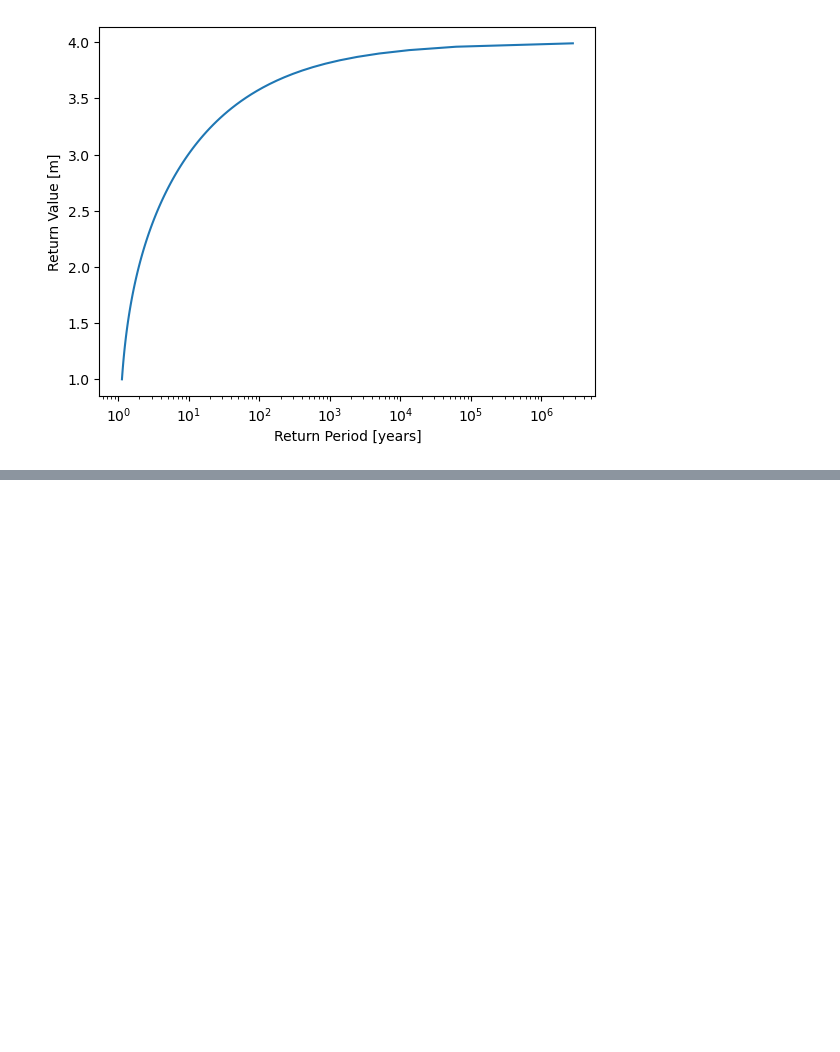
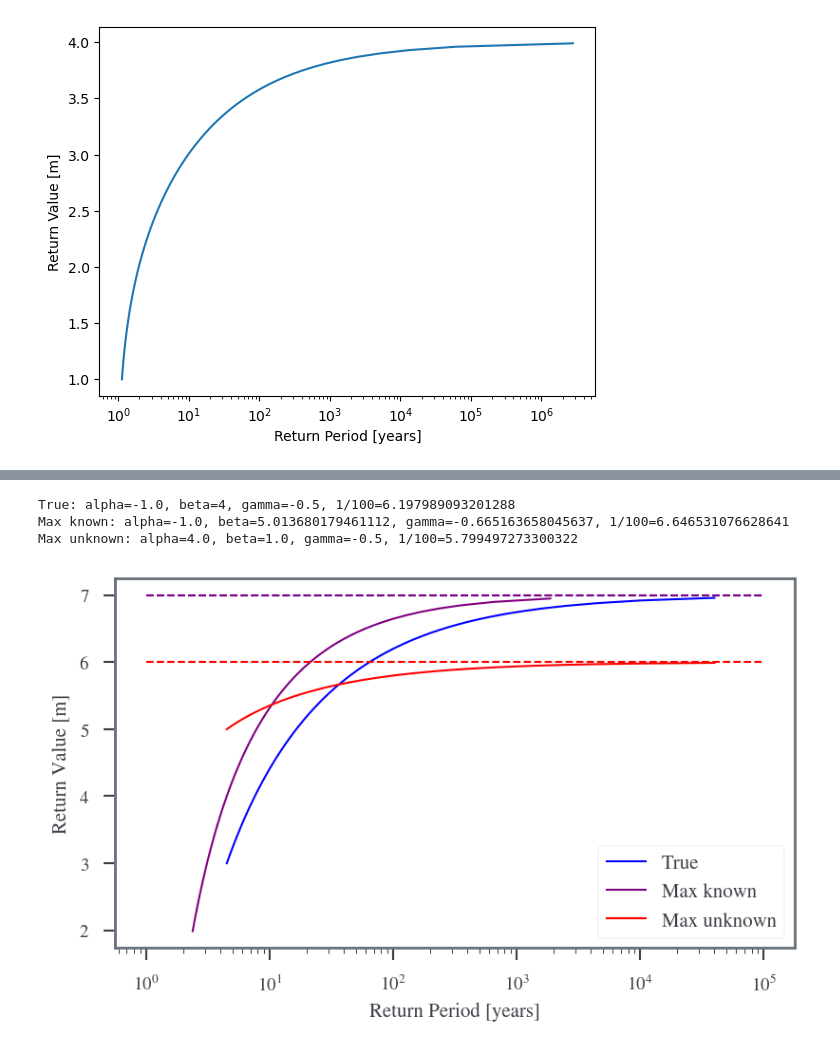
Before and after one commit to sdat2/PotentialHeight, a Jupyter notebook: ipynb/05-02-evt.ipynb, the cells around one changed output, grey strips where cells are left out. Drawn from its saved outputs; the diff is of its cells as text; code cells hidden in the pictures; blank space fills up the shorter version.

```diff
--- a/ipynb/05-02-evt.ipynb
+++ b/ipynb/05-02-evt.ipynb
@@ -54,6 +62,10 @@ def ll_beta(beta: float = 1) -> float:
 @np.vectorize
 def ll_beta_gamma(beta: float = 1, gamma: float = -0.5) -> float:
     return np.sum(np.log(bg_pdf_dist(np.array([1, 2, 3]), 4, beta, gamma)))
+
+@np.vectorize
+def ll_alpha_beta_gamma(alpha: float = 4, beta: float = 1, gamma: float = -0.5) -> float:
+    return np.sum(np.log(gev_pdf_dist(np.array([1, 2, 3]), alpha, beta, gamma)))
 # %%
 gammas = np.linspace(-1, -0.01, 100)
 lls = ll_gamma(gammas)
@@ -147,0 +181,30 @@ Text(0.5, 0, 'Return Period [years]')
+# %%
+def plot_rp(z_star: float, beta: float, gamma: float, color: str = "blue", label=""):
+    plt.hlines(z_star, 1, 100_000, color=color, linestyles="dashed")
+    znew = np.linspace(z_star-beta, z_star-beta*0.01, num=100)
+    rp = 1 / (1 - bg_cum_dist(znew, z_star, beta, gamma))
+    plt.semilogx(rp, znew, color=color, label=label)
+    plt.ylabel("Return Value [m]")
+    plt.xlabel("Return Period [years]")
+
+def try_fit(z_star=7, beta=4, gamma=-0.1, n=40):
+    alpha = alpha_from_z_star_beta_gamma(z_star, beta, gamma)
+    zs = gen_samples_from_gev(z_star, beta, gamma, n)
+    bg_beta, bg_gamma = min_ll_beta_gamma(zs, z_star)
+    bg_alpha = alpha_from_z_star_beta_gamma(z_star, bg_beta, bg_gamma)
+    f_alpha, f_beta, f_gamma = min_ll_alpha_beta_gamma(zs)
+    print(f"True: alpha={alpha}, beta={beta}, gamma={gamma}, 1/100={genextreme.isf(1/100, c=-gamma, loc=alpha, scale=beta)}")
+    print(f"Max known: alpha={alpha}, beta={bg_beta}, gamma={bg_gamma}, 1/100={genextreme.isf(1/100, c=-bg_gamma, loc=bg_alpha, scale=bg_beta)}")
+    print(f"Max unknown: alpha={f_alpha}, beta={f_beta}, gamma={f_gamma}, 1/100={genextreme.isf(1/100, c=-f_gamma, loc=f_alpha, scale=f_beta)}")
+    f_zstar = z_star_from_alpha_beta_gamma(f_alpha, f_beta, f_gamma)
+    plot_rp(z_star, beta, gamma, color="blue", label="True")
+    plot_rp(z_star, bg_beta, bg_gamma, color="purple", label="Max known")
+    plot_rp(f_zstar, f_beta, f_gamma, color="red", label="Max unknown")
+    plt.legend()
+
+try_fit(z_star=7, beta=4, gamma=-0.5, n=1_000_000)
+# %% [output]
+True: alpha=-1.0, beta=4, gamma=-0.5, 1/100=6.197989093201288
+Max known: alpha=-1.0, beta=5.013680179461112, gamma=-0.665163658045637, 1/100=6.646531076628641
+Max unknown: alpha=4.0, beta=1.0, gamma=-0.5, 1/100=5.799497273300322
+[figure, added]
```
Also changed, not shown: parts of 9 cells of this notebook.
